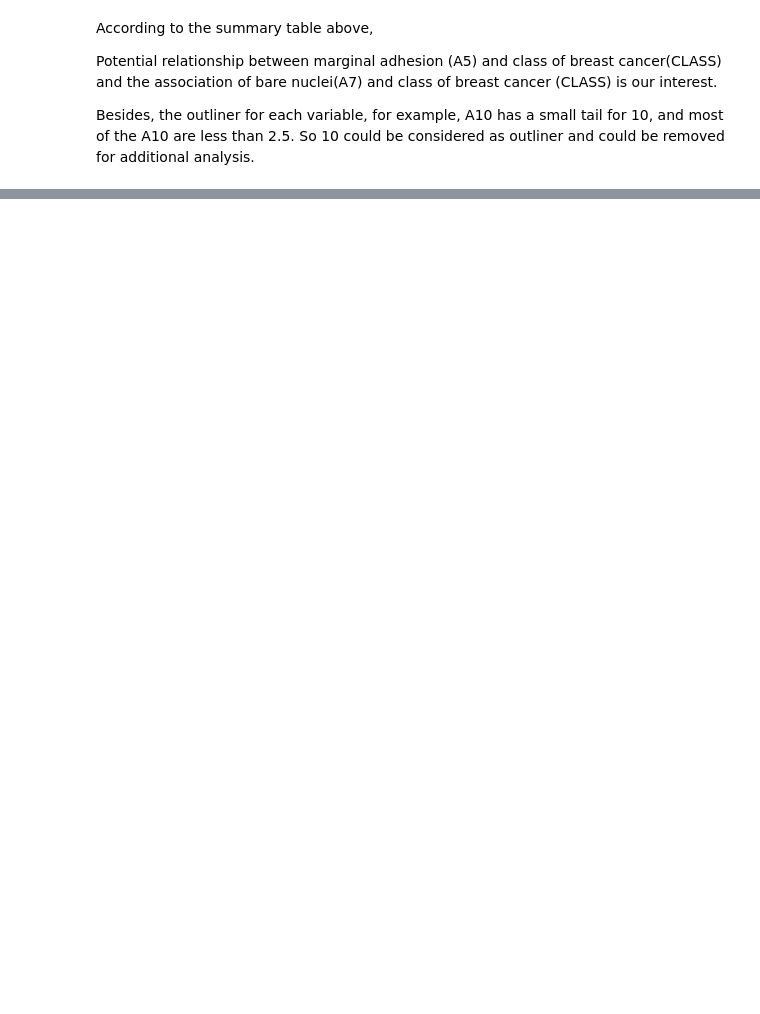
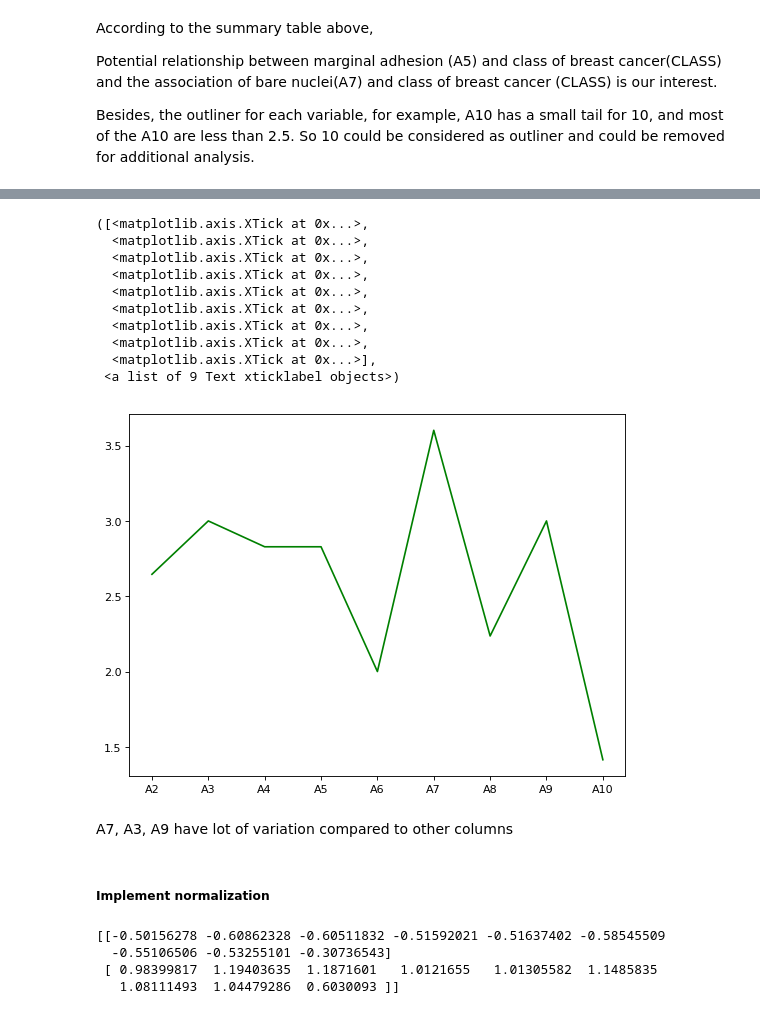
Before and after one commit to psiddam/FA18INFO-G9-PythonProject, a Jupyter notebook: Phase2/Code/Final Project Phase2.ipynb, the cells around one changed output, grey strips where cells are left out. Cells and saved outputs as stored; diff of their text form; code cells hidden in the pictures; blank space fills up the shorter version.

```diff
--- a/Phase2/Code/Final Project Phase2.ipynb
+++ b/Phase2/Code/Final Project Phase2.ipynb
@@ -202,0 +298,23 @@ Besides, the outliner for each variable, for example, A10 has a small tail for 1
+# %%
+plt.figure(figsize=(8,6), dpi=80)
+plt.subplot(111)
+x=np.array([2,3,4,5,6,7,8,9,10])
+y=np.array(sdlist)
+plt.plot(x, y,'g-')
+plt.xticks(np.linspace(2,10,9,endpoint=True), ("A2","A3","A4","A5","A6","A7","A8","A9","A10"))
+# %% [output]
+([<matplotlib.axis.XTick at 0x...>,
+  <matplotlib.axis.XTick at 0x...>,
+  <matplotlib.axis.XTick at 0x...>,
+  <matplotlib.axis.XTick at 0x...>,
+  <matplotlib.axis.XTick at 0x...>,
+  <matplotlib.axis.XTick at 0x...>,
+  <matplotlib.axis.XTick at 0x...>,
+  <matplotlib.axis.XTick at 0x...>,
+  <matplotlib.axis.XTick at 0x...>],
+ <a list of 9 Text xticklabel objects>)
+[figure, added]
+# %% [markdown]
+A7, A3, A9 have lot of variation compared to other columns
+# %% [markdown]
+#####  Implement normalization
@@ -202,0 +333,8 @@ Besides, the outliner for each variable, for example, A10 has a small tail for 1
+# %%
+centroids = model.cluster_centers_
+print(centroids)
+# %% [output]
+[[-0.50156278 -0.60862328 -0.60511832 -0.51592021 -0.51637402 -0.58545509
+  -0.55106506 -0.53255101 -0.30736543]
+ [ 0.98399817  1.19403635  1.1871601   1.0121655   1.01305582  1.1485835
+   1.08111493  1.04479286  0.6030093 ]]
```
Also changed, not shown: parts of 25 cells of this notebook.
